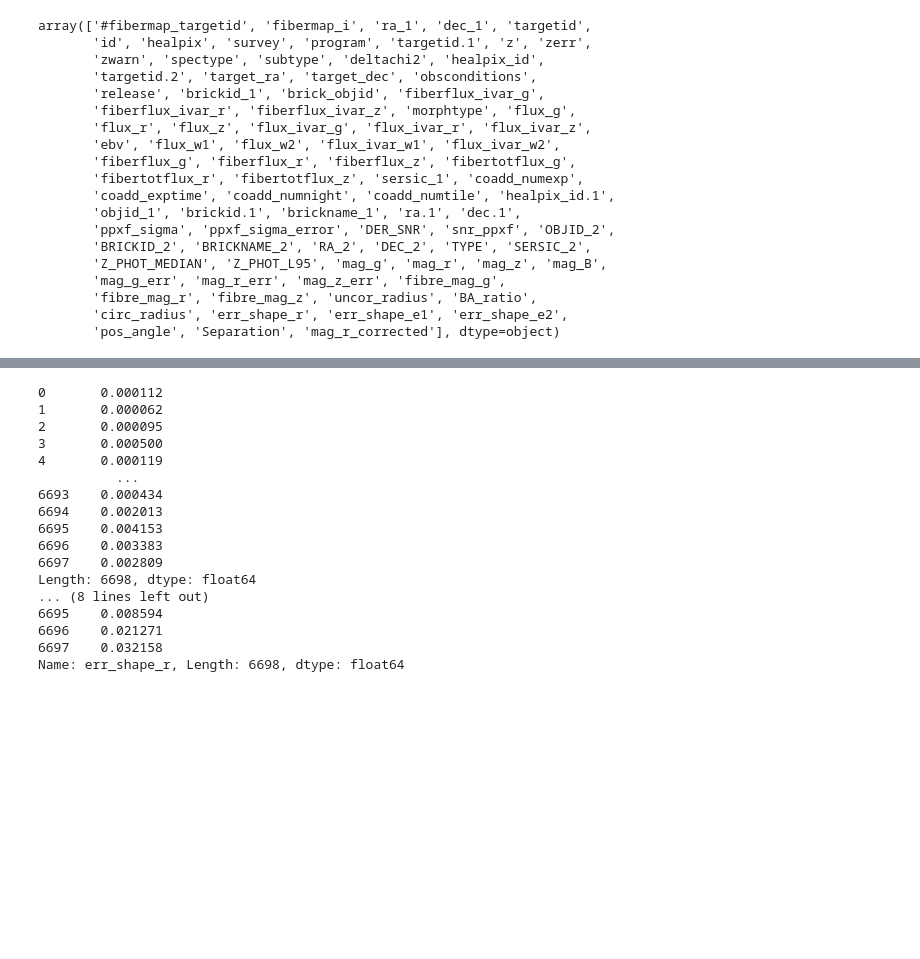
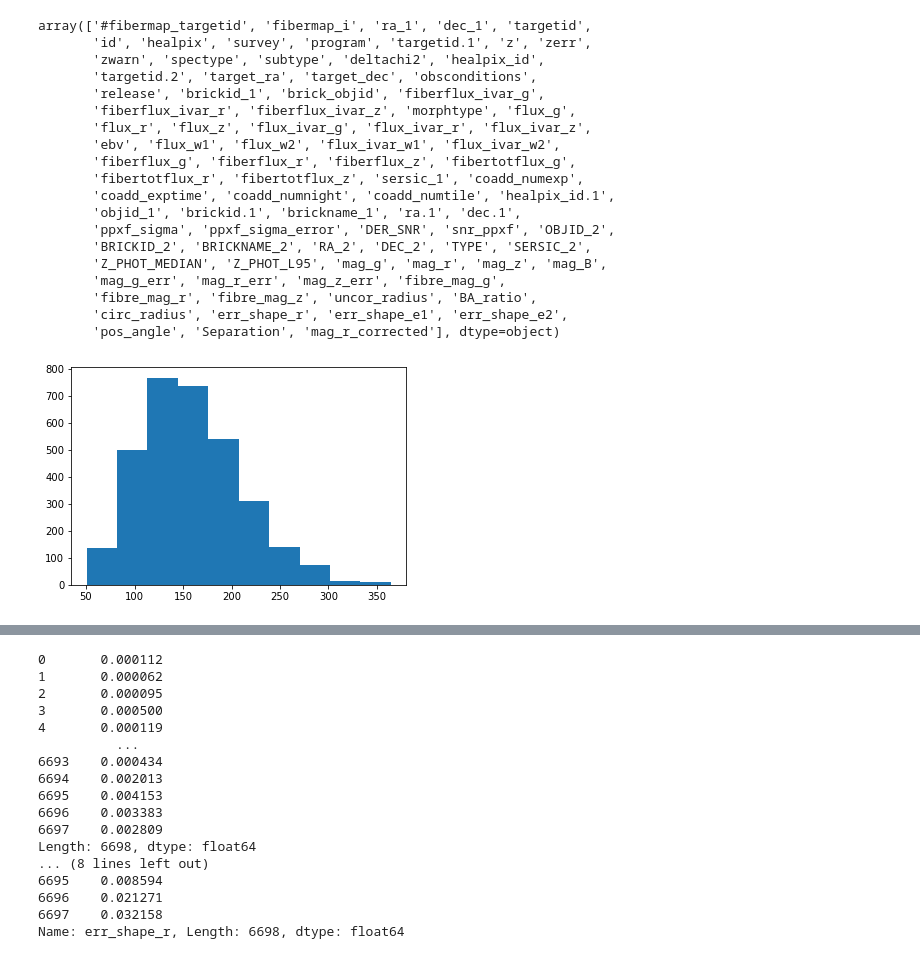
Before and after one commit to KSaid-1/DESI_fuji_FP, a Jupyter notebook: FP_sample.ipynb, the cells around one changed output, grey strips where cells are left out. Cells and saved outputs as stored; diff of their text form; code cells hidden in the pictures; blank space fills up the shorter version.

```diff
--- a/FP_sample.ipynb
+++ b/FP_sample.ipynb
@@ -152,3 +160,8 @@ array(['#fibermap_targetid', 'fibermap_i', 'ra_1', 'dec_1', 'targetid',
        'fibre_mag_r', 'fibre_mag_z', 'uncor_radius', 'BA_ratio',
        'circ_radius', 'err_shape_r', 'err_shape_e1', 'err_shape_e2',
        'pos_angle', 'Separation', 'mag_r_corrected'], dtype=object)
+# %%
+plt.hist(fuji_gsigma_lowz.ppxf_sigma)
+plt.show()
+# %% [output]
+[figure, added]
```
Also changed, not shown: parts of 9 cells of this notebook.
